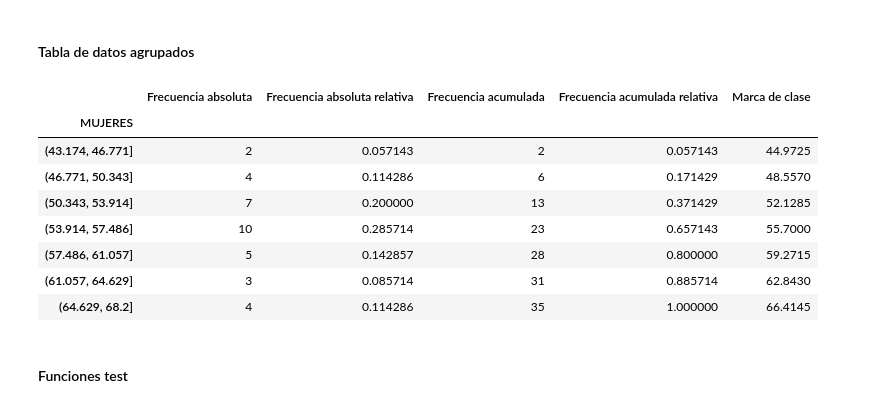
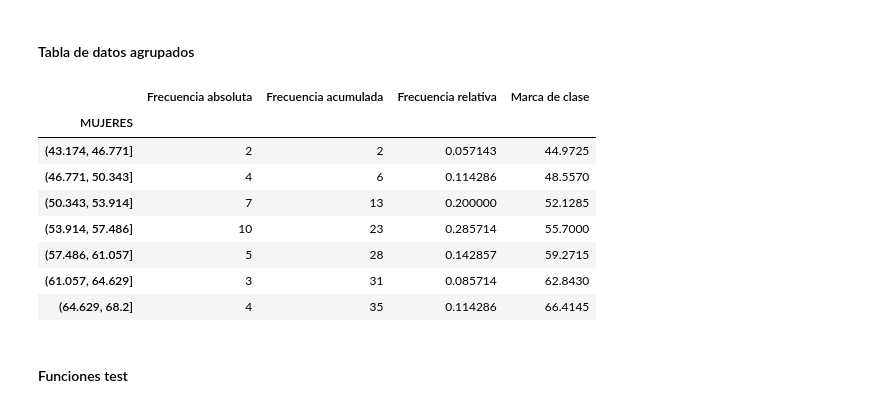
Before and after one commit to SandovalAguilar/grouped-distribution-table, a Jupyter notebook: codigo/pia.ipynb, the cells around one changed output. Cells and saved outputs as stored; diff of their text form; code cells hidden in the pictures.

```diff
--- a/codigo/pia.ipynb
+++ b/codigo/pia.ipynb
@@ -162,58 +160,63 @@ tabla_frecuencias.rename(columns = {'count':'Frecuencia absoluta'}, inplace = Tr
 frecuencia_acumulada = []
 acumulador = 0
 
-# Columna: frecuencia absoluta relativa
-tabla_frecuencias['Frecuencia absoluta relativa'] = tabla_frecuencias['Frecuencia absoluta'] / n
-
 # Columna: frecuencia acumulada
 for i in tabla_frecuencias.index:
     acumulador = acumulador + tabla_frecuencias['Frecuencia absoluta'][i]
     frecuencia_acumulada.append(acumulador)
 
-# Columnas: f. acumulada
+# Columnas: f. acumulada y f. relativa
 tabla_frecuencias['Frecuencia acumulada'] = frecuencia_acumulada
-
-# Columna: frecuencia acumulada relativa
-tabla_frecuencias['Frecuencia acumulada relativa'] = tabla_frecuencias['Frecuencia acumulada'] / n
+tabla_frecuencias['Frecuencia relativa'] = tabla_frecuencias['Frecuencia absoluta'] / n
 
 # Arreglo de intervalos
 # "[0-9]+.[0-9]+, [0-9]+.[0-9]+"gm
 intervalos_str = []
 intervalos_float = []
 marca_clase = []
 
 clases_lista = clases.index
 
 for i in clases_lista:
     matched = re.search("[0-9]+.[0-9]+, [0-9]+.[0-9]+", str(i))
     intervalos_str.append(matched.group())
 
 for i in intervalos_str:
     intervalos_float.append(i.split(', '))
 
 for i in intervalos_float:
     for j in i:
         j = float(j)
 
 intervalos_float = np.array(intervalos_float, dtype = float)
 
 for i in intervalos_float:
     marca_clase.append(np.sum(i) / 2)
 
 # Columna: marca de clase
 tabla_frecuencias['Marca de clase'] = marca_clase
 
+# Columna: x_i * f_i
+# tabla_frecuencias['x_i * f_i'] = tabla_frecuencias['Marca de clase'] * tabla_frecuencias['Frecuencia absoluta']
+
+# Columna: (x_i - u)^2
+'''
+sum_xifi = float(tabla_frecuencias['x_i * f_i'].sum())
+media_agrupada = media_agrupada(sum_xifi, n)
+tabla_frecuencias['(x_i - \mu)^2 * f_i'] = ((tabla_frecuencias['Marca de clase'] - media_agrupada) ** 2) * tabla_frecuencias['Frecuencia absoluta']
+'''
+
 tabla_frecuencias
 # %% [output]
-|  | Frecuencia absoluta | Frecuencia absoluta relativa | Frecuencia acumulada | Frecuencia acumulada relativa | Marca de clase |
-| MUJERES |  |  |  |  |  |
-| (43.174, 46.771] | 2 | 0.057143 | 2 | 0.057143 | 44.9725 |
-| (46.771, 50.343] | 4 | 0.114286 | 6 | 0.171429 | 48.5570 |
-| (50.343, 53.914] | 7 | 0.200000 | 13 | 0.371429 | 52.1285 |
-| (53.914, 57.486] | 10 | 0.285714 | 23 | 0.657143 | 55.7000 |
-| (57.486, 61.057] | 5 | 0.142857 | 28 | 0.800000 | 59.2715 |
-| (61.057, 64.629] | 3 | 0.085714 | 31 | 0.885714 | 62.8430 |
-| (64.629, 68.2] | 4 | 0.114286 | 35 | 1.000000 | 66.4145 |
+|  | Frecuencia absoluta | Frecuencia acumulada | Frecuencia relativa | Marca de clase |
+| MUJERES |  |  |  |  |
+| (43.174, 46.771] | 2 | 2 | 0.057143 | 44.9725 |
+| (46.771, 50.343] | 4 | 6 | 0.114286 | 48.5570 |
+| (50.343, 53.914] | 7 | 13 | 0.200000 | 52.1285 |
+| (53.914, 57.486] | 10 | 23 | 0.285714 | 55.7000 |
+| (57.486, 61.057] | 5 | 28 | 0.142857 | 59.2715 |
+| (61.057, 64.629] | 3 | 31 | 0.085714 | 62.8430 |
+| (64.629, 68.2] | 4 | 35 | 0.114286 | 66.4145 |
 # %% [markdown]
 #### Funciones test
 # %%
```
Also changed, not shown: parts of 3 cells of this notebook.
